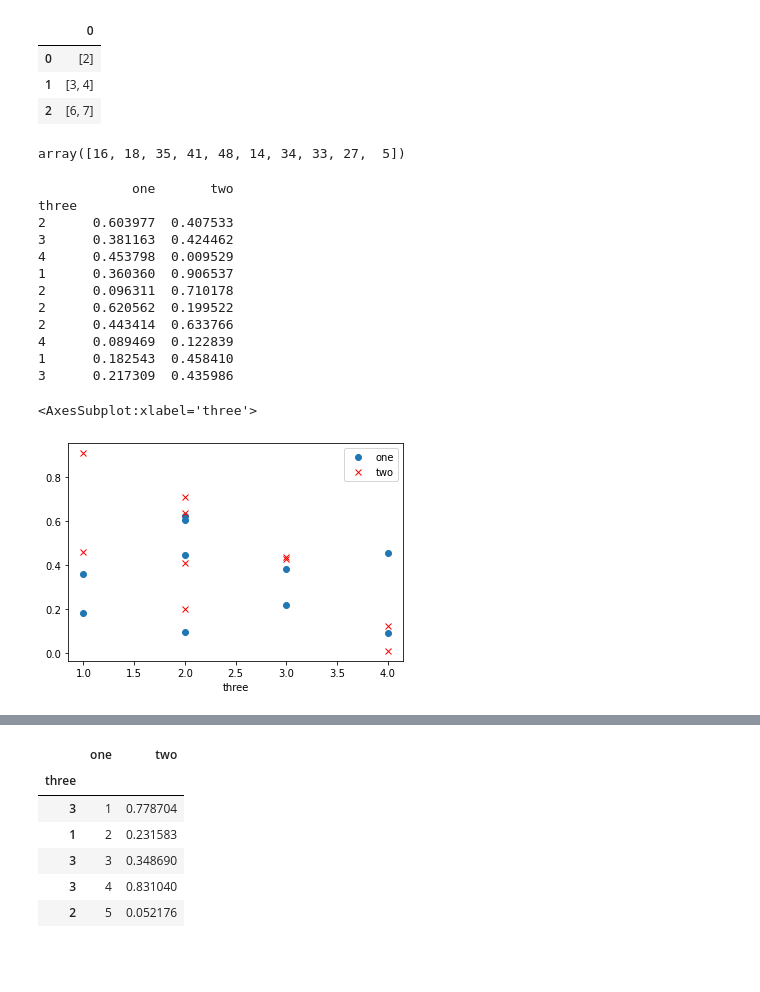
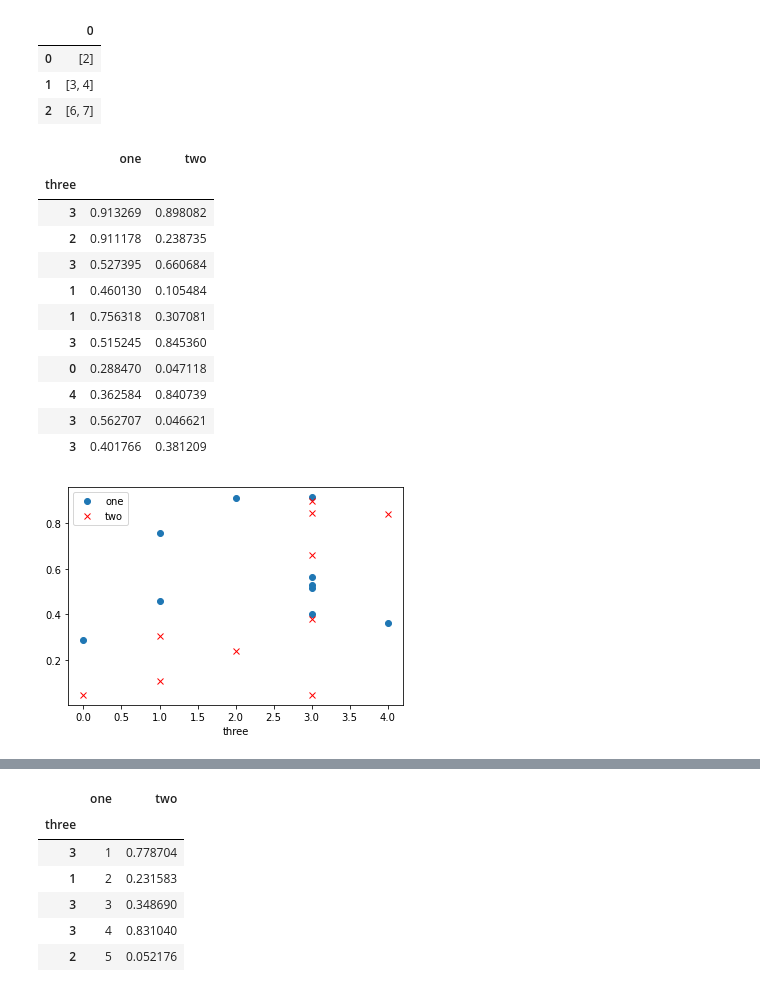
Before and after one commit to insommer/AnalysisCode, a Jupyter notebook: Coding Test/Coding Test.ipynb, the cells around one changed output, grey strips where cells are left out. Drawn from its saved outputs; the diff is of its cells as text; code cells hidden in the pictures; blank space fills up the shorter version.

```diff
--- a/Coding Test/Coding Test.ipynb
+++ b/Coding Test/Coding Test.ipynb
@@ -2233,34 +2228,28 @@ pd.DataFrame(cc)
 | 0 | [2] |
 | 1 | [3, 4] |
 | 2 | [6, 7] |
-# %%
-np.random.randint(0, high=50, size=10)
-# %% [output]
-array([16, 18, 35, 41, 48, 14, 34, 33, 27,  5])
 # %%
 d = {'one' : np.random.rand(10),
      'two' : np.random.rand(10),
     'three': np.random.randint(0, high=5, size=10)}
 
 df = pd.DataFrame(d).set_index('three')
-print(df)
-
 df.plot(style=['o','rx'])
+df
 # %% [output]
-            one       two
-three
-2      0.603977  0.407533
-3      0.381163  0.424462
-4      0.453798  0.009529
-1      0.360360  0.906537
-2      0.096311  0.710178
-2      0.620562  0.199522
-2      0.443414  0.633766
-4      0.089469  0.122839
-1      0.182543  0.458410
-3      0.217309  0.435986
-<AxesSubplot:xlabel='three'>
+|  | one | two |
+| three |  |  |
+| 3 | 0.913269 | 0.898082 |
+| 2 | 0.911178 | 0.238735 |
+| 3 | 0.527395 | 0.660684 |
+| 1 | 0.460130 | 0.105484 |
+| 1 | 0.756318 | 0.307081 |
+| 3 | 0.515245 | 0.845360 |
+| 0 | 0.288470 | 0.047118 |
+| 4 | 0.362584 | 0.840739 |
+| 3 | 0.562707 | 0.046621 |
+| 3 | 0.401766 | 0.381209 |
-[figure, old version]
+[figure, new version]
 # %%
 d = {'one' : [1,2,3,4,5],
      'two' : np.random.rand(5),
```
Also changed, not shown: parts of 12 cells of this notebook.
